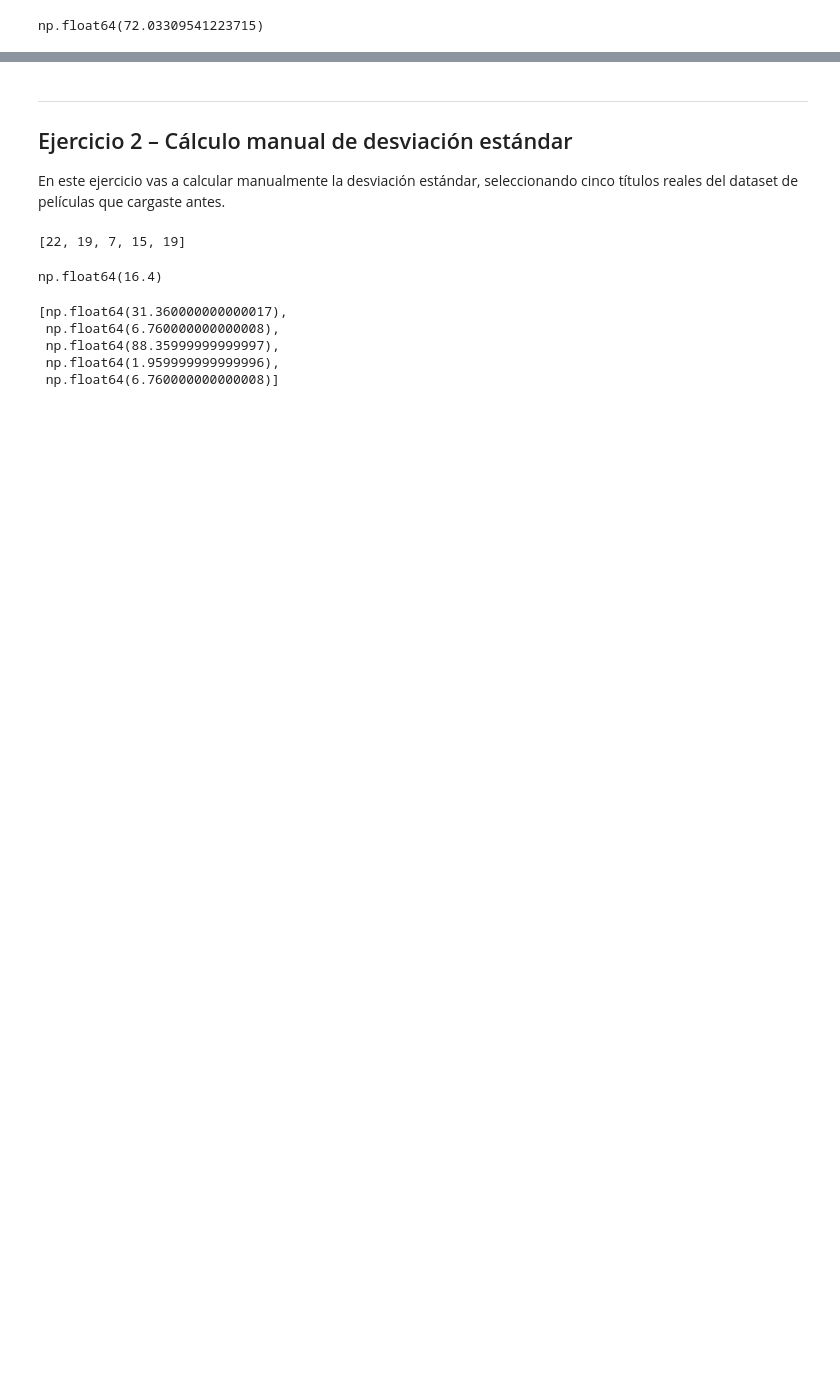
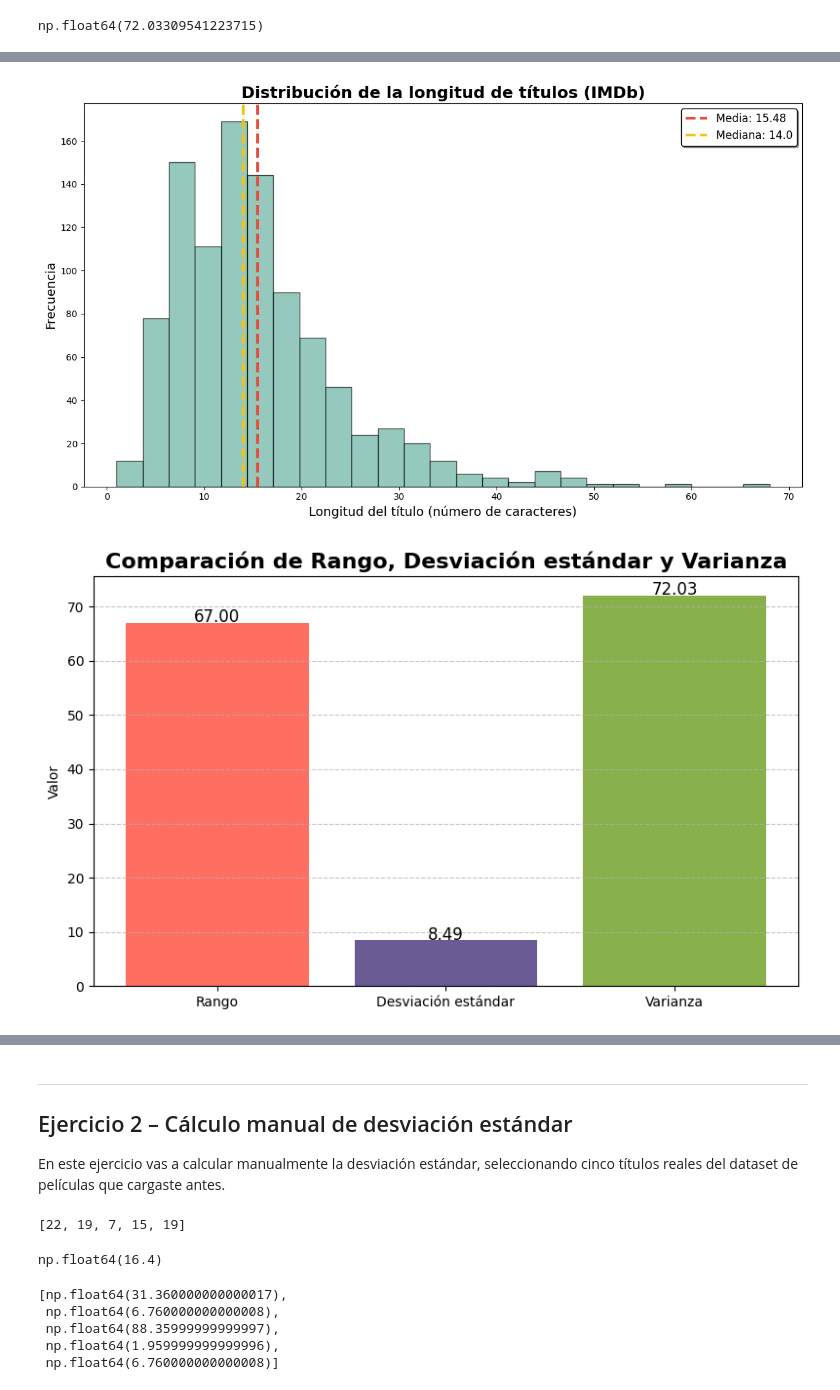
Before and after one commit to 4GeeksAcademy/descriptive-statistics-exercises-project-with-python-isaacb, a Jupyter notebook: notebook/problems.es.ipynb, the cells around one changed output, grey strips where cells are left out. Drawn from its saved outputs; the diff is of its cells as text; code cells hidden in the pictures; blank space fills up the shorter version.

```diff
--- a/notebook/problems.es.ipynb
+++ b/notebook/problems.es.ipynb
@@ -134,2 +132,70 @@ titulo_largo = max(df['title'], key=len)
 # %%
 # grafica tus resultados
+
+import pandas as pd
+import numpy as np
+import matplotlib.pyplot as plt
+from scipy.stats import skew, kurtosis, mode
+
+# Cargar dataset de IMDb
+url = "../assets/imdb_1000.csv"
+df = pd.read_csv(url)
+
+df['title_length'] = df['title'].apply(len)
+media = np.mean(df['title_length'])
+mediana = np.median(df['title_length'])
+moda = mode(df['title_length'])
+fig, ax = plt.subplots(figsize=(12, 7))
+
+# Histograma media y mediana
+ax.hist(df['title_length'], bins=25, color='#69b3a2', edgecolor='black', alpha=0.7)
+ax.axvline(media, color='#e74c3c', linestyle='--', linewidth=3, label=f'Media: {media:.2f}')
+ax.axvline(mediana, color='#f1c40f', linestyle='--', linewidth=3, label=f'Mediana: {mediana}')
+ax.set_title('Distribución de la longitud de títulos (IMDb)', fontsize=18, fontweight='bold')
+ax.set_xlabel('Longitud del título (número de caracteres)', fontsize=14)
+ax.set_ylabel('Frecuencia', fontsize=14)
+legend = ax.legend(frameon=True, shadow=True, fontsize=12)
+frame = legend.get_frame()
+frame.set_facecolor('white')
+frame.set_edgecolor('black')
+plt.tight_layout()
+plt.show()
+
+
+## grafico de rango desviacion standart
+
+valores = [rango, ds, varianza]
+etiquetas = ['Rango', 'Desviación estándar', 'Varianza']
+plt.figure(figsize=(8,5))
+bars = plt.bar(etiquetas, valores, color=['#ff6f61', '#6b5b95', '#88b04b'])
+
+for bar in bars:
+    yval = bar.get_height()
+    plt.text(bar.get_x() + bar.get_width()/2, yval + 0.1, f'{yval:.2f}', ha='center', fontsize=12)
+
+plt.title('Comparación de Rango, Desviación estándar y Varianza', fontsize=16, fontweight='bold')
+plt.ylabel('Valor')
+plt.grid(axis='y', linestyle='--', alpha=0.7)
+plt.tight_layout()
+plt.show()
+
+#grafico asimetría y curtosis de la columna 'title_length'
+valores = [asimetria, kts]
+etiquetas = ['Asimetría', 'Curtosis']
+
+plt.figure(figsize=(6,5))
+bars = plt.bar(etiquetas, valores, color=['#e67e22', '#9b59b6'])
+
+for bar in bars:
+    yval = bar.get_height()
+    plt.text(bar.get_x() + bar.get_width()/2, yval + 0.05, f'{yval:.3f}', ha='center', fontsize=12)
+
+plt.title('Asimetría y Curtosis de la longitud de títulos', fontsize=16, fontweight='bold')
+plt.ylabel('Valor')
+plt.ylim(min(0, min(valores)) - 0.5, max(valores) + 0.5)
+plt.grid(axis='y', linestyle='--', alpha=0.7)
+plt.tight_layout()
+plt.show()
+# %% [output]
+[figure, added]
+[figure, added]
```
Also changed, not shown: parts of 3 cells of this notebook.
